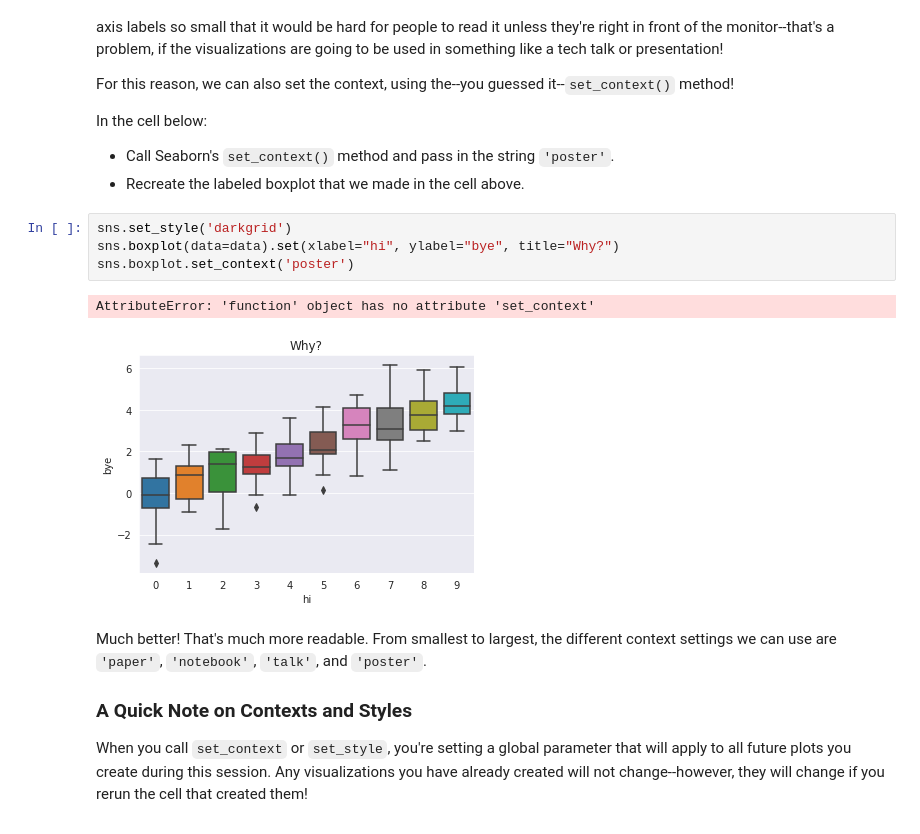
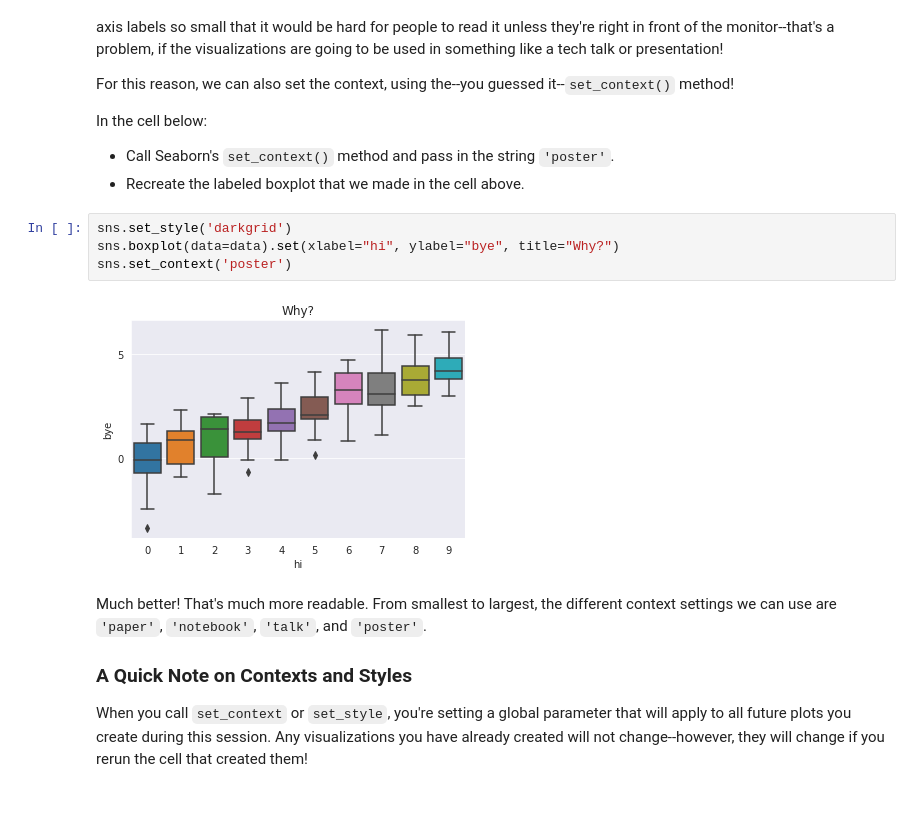
Before and after one commit to Dr-Salcedo/dsc-seaborn-lab-dc-ds-career-042219, a Jupyter notebook: index.ipynb, the cells around one changed output. Drawn from its saved outputs; the diff is of its cells as text.

```diff
--- a/index.ipynb
+++ b/index.ipynb
@@ -108,10 +108,9 @@ In the cell below:
 # %%
 sns.set_style('darkgrid')
 sns.boxplot(data=data).set(xlabel="hi", ylabel="bye", title="Why?")
-sns.boxplot.set_context('poster')
+sns.set_context('poster')
 # %% [output]
-AttributeError: 'function' object has no attribute 'set_context'
-[figure, old version]
+[figure, new version]
 # %% [markdown]
 Much better! That's much more readable. From smallest to largest, the different context settings we can use are `'paper'`, `'notebook'`, `'talk'`, and `'poster'`.
 
```
